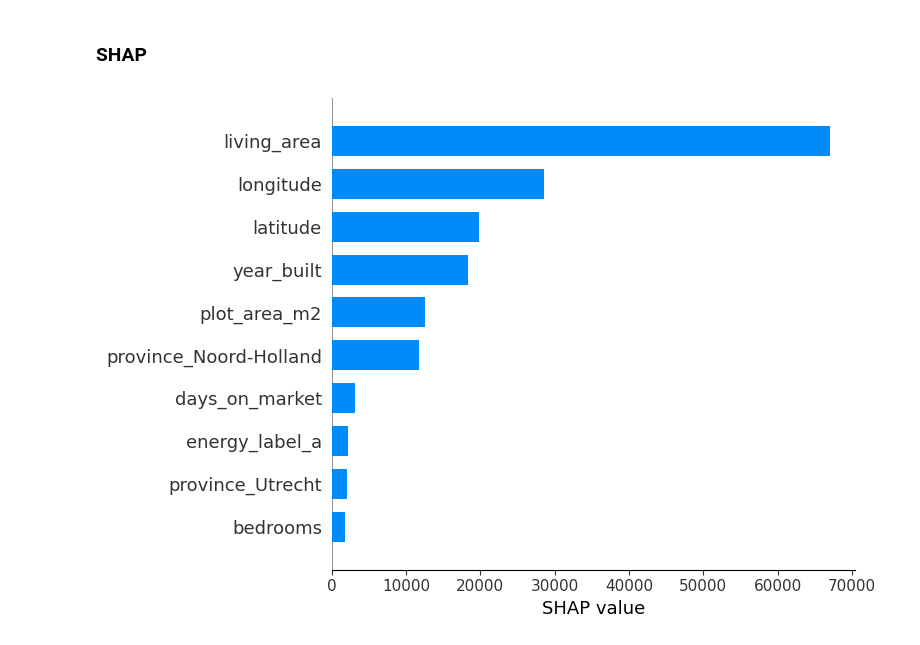
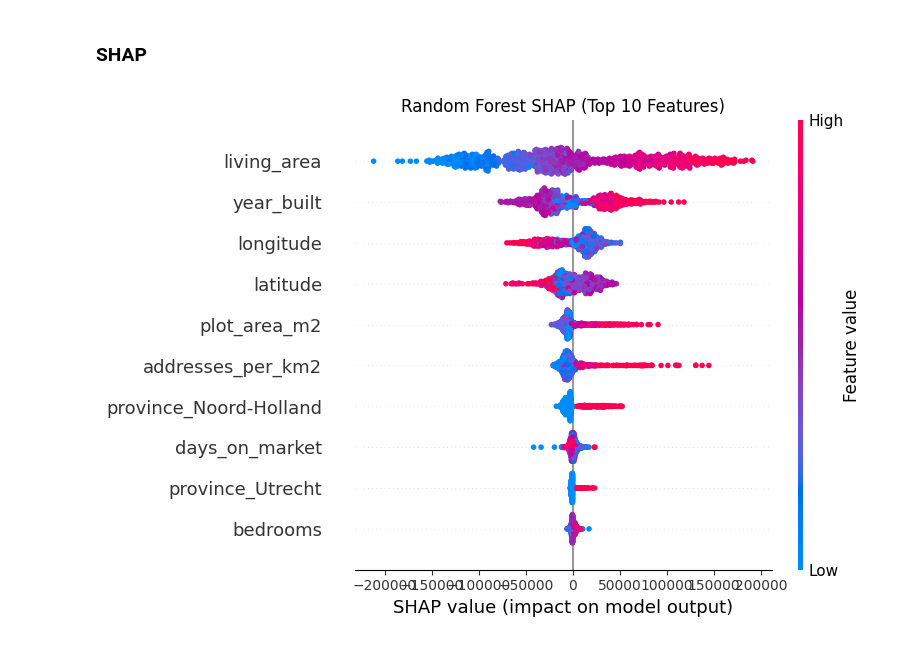
Before and after one commit to mghmm/property-ml, a Jupyter notebook: random-forest.ipynb, the cells around one changed output. Cells and saved outputs as stored; diff of their text form; code cells hidden in the pictures.

```diff
--- a/random-forest.ipynb
+++ b/random-forest.ipynb
@@ -76,6 +77,7 @@ df['plot_area_m2'] = df['plot_area_m2'].astype(int)
 df['days_on_market'] = df['days_on_market'].astype(int)
 df['bedrooms'] = df['bedrooms'].astype(int)
 df['stories'] = df['stories'].astype(int)
+df['addresses_per_km2'] = df['addresses_per_km2'].astype(int)
 
 # FLOAT
 df['latitude'] = df['latitude'].astype(float)
@@ -180,7 +181,15 @@ for train_idx, test_idx in kf.split(X):
     X_train, X_test = X.iloc[train_idx], X.iloc[test_idx]
     y_train, y_test = y.iloc[train_idx], y.iloc[test_idx]
 
-    rf = RandomForestRegressor(n_estimators=100, random_state=42)
+    rf = RandomForestRegressor(
+        n_estimators=100, #100
+        #max_depth=25,
+        #max_features='sqrt',
+        #min_samples_split=5,
+        #min_samples_leaf=4,
+        random_state=42,
+        #n_jobs=-1
+    )
     rf.fit(X_train, y_train)
     y_pred = rf.predict(X_test)
 
@@ -191,4 +200,13 @@ for train_idx, test_idx in kf.split(X):
 print("MAE: {:.2f} ± {:.2f}".format(np.mean(mae_scores), np.std(mae_scores)))
 print("RMSE: {:.2f} ± {:.2f}".format(np.mean(rmse_scores), np.std(rmse_scores)))
 print("R^2: {:.3f} ± {:.3f}".format(np.mean(r2_scores), np.std(r2_scores)))
+
+# Store all scores in a dictionary
+rf_scores = {
+    'mae': mae_scores,
+    'rmse': rmse_scores,
+    'r2': r2_scores
+}
+
+print(rf_scores)
 # %% [output]
@@ -255,27 +221,91 @@ Predicted price for the property: €398,815.00
 # %%
 import shap
 import numpy as np
+import matplotlib.pyplot as plt
 
 subset_idx = np.random.choice(X.index, size=1000, replace=False)
 X_subset = X.loc[subset_idx]
 y_subset = y.loc[subset_idx]
+
+# Standardize the subset data
+from sklearn.preprocessing import StandardScaler
+scaler = StandardScaler()
+X_subset_scaled = pd.DataFrame(
+    scaler.fit_transform(X_subset),
+    columns=X_subset.columns,
+    index=X_subset.index
+)
 
 rf.fit(X_subset, y_subset)
 
 explainer = shap.TreeExplainer(rf)
 shap_values = explainer.shap_values(X_subset)
 
 # Get mean absolute SHAP values for each feature
 mean_abs_shap = np.abs(shap_values).mean(axis=0)
 top10_idx = np.argsort(mean_abs_shap)[-10:][::-1]
 top10_features = X_subset.columns[top10_idx]
 
 
-# Plot SHAP Values for the top 10 features
-shap.summary_plot(shap_values[:, top10_idx], X_subset.iloc[:, top10_idx], plot_type="bar", show=False)
-plt.xlabel("SHAP value")
+# Beeswarm plot for the top 10 features, with larger figure size
+#plt.figure(figsize=(12, 6))
+shap.summary_plot(shap_values[:, top10_idx], X_subset.iloc[:, top10_idx], plot_type="dot", show=False)
+plt.title("Random Forest SHAP (Top 10 Features)")
 plt.tight_layout()
+plt.gca().set_xticklabels(plt.gca().get_xticklabels(), fontsize=10)
 plt.savefig("./plots/rf_shap_10.png", dpi=300, bbox_inches='tight')
 plt.show()
+
+import shap
+import numpy as np
+import matplotlib.pyplot as plt
+
+subset_idx = np.random.choice(X.index, size=1000, replace=False)
+X_subset = X.loc[subset_idx]
+y_subset = y.loc[subset_idx]
+
+# Standardize the subset data
+from sklearn.preprocessing import StandardScaler
+scaler = StandardScaler()
+X_subset_scaled = pd.DataFrame(
+    scaler.fit_transform(X_subset),
+    columns=X_subset.columns,
+    index=X_subset.index
+)
+
+rf.fit(X_subset, y_subset)
+
+explainer = shap.TreeExplainer(rf)
+shap_values = explainer.shap_values(X_subset)
+
+# Get mean absolute SHAP values for each feature
+mean_abs_shap = np.abs(shap_values).mean(axis=0)
+top10_idx = np.argsort(mean_abs_shap)[-10:][::-1]
+top10_features = X_subset.columns[top10_idx]
+
+
+# Beeswarm plot for the top 10 features, with larger figure size
+#plt.figure(figsize=(12, 6))
+shap.summary_plot(shap_values[:, top10_idx], X_subset.iloc[:, top10_idx], plot_type="dot", show=False)
+plt.title("Random Forest SHAP (Top 10 Features)")
+plt.tight_layout()
+plt.gca().set_xticklabels(plt.gca().get_xticklabels(), fontsize=10)
+plt.savefig("./plots/rf_shap_10.png", dpi=300, bbox_inches='tight')
+plt.show()
+
+# Print Global Feature Importance (Mean absolute SHAP values)
+feature_importance = pd.DataFrame({
+    'Feature': X_subset.columns,
+    'SHAP_Importance': mean_abs_shap
+})
+feature_importance = feature_importance.sort_values('SHAP_Importance', ascending=False)
+print("\nGlobal Feature Importance (Mean Absolute SHAP Values):")
+print(feature_importance)
+
+import json
+# Print top 10 features and their importance scores in JSON format
+top_10_features = {row['Feature']: row['SHAP_Importance'] for row in feature_importance.head(10).to_dict('records')}
+print("\nTop 10 Features and SHAP Values (JSON):")
+print(json.dumps(top_10_features, indent=4))
 # %% [output]
-[figure, old version]
+[figure, new version]
```
Also changed, not shown: parts of 14 cells of this notebook, 14 other files.
